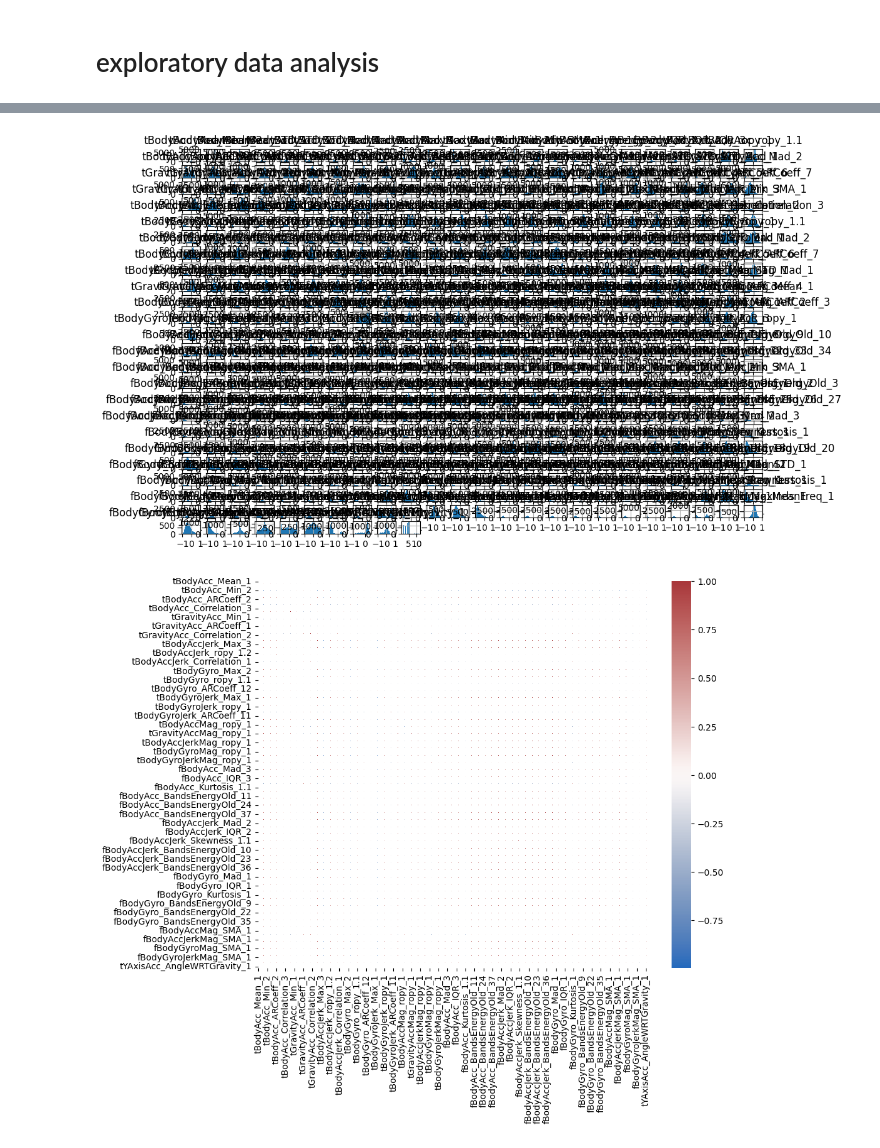
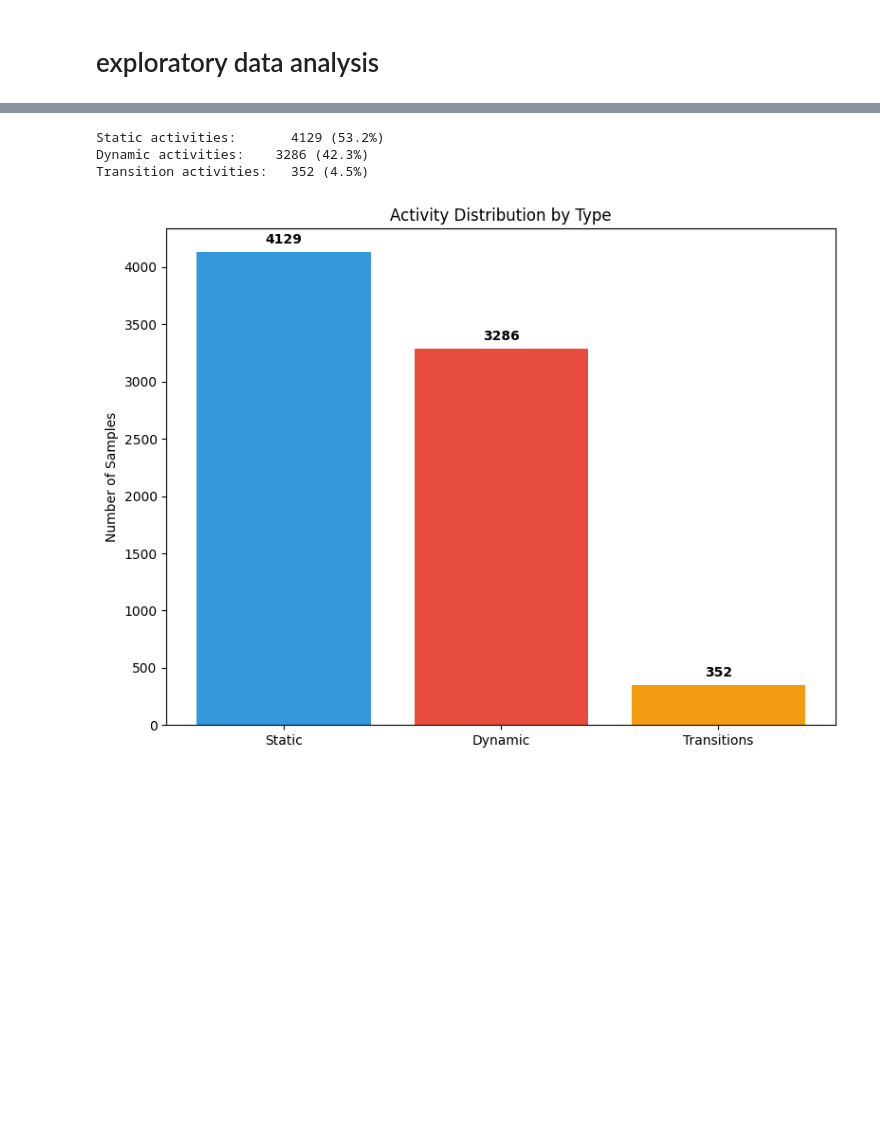
Before and after one commit to kvietelaitis/machine-learning-project, a Jupyter notebook: analysis/data-analysis.ipynb, the cells around one changed output, grey strips where cells are left out. Saved outputs shown, nothing was run; the diff lists cells and outputs as text; code cells hidden in the pictures; blank space fills up the shorter version.

```diff
--- a/analysis/data-analysis.ipynb
+++ b/analysis/data-analysis.ipynb
@@ -86,13 +124,32 @@ Name: count, dtype: int64
 # %%
-num_cols = df.select_dtypes(include='number').columns.tolist()
-if num_cols:
-    df[num_cols].hist(bins=30, figsize=(12, 8))
-    plt.tight_layout()
-    plt.show()
+# Define activity groups by integer IDs
+static = [4, 5, 6]  # SITTING, STANDING, LAYING
+dynamic = [1, 2, 3]  # WALKING, WALKING_UPSTAIRS, WALKING_DOWNSTAIRS
+transitions = [7, 8, 9, 10, 11, 12]  # All transitions
 
-    plt.figure(figsize=(10, 8))
-    sns.heatmap(df[num_cols].corr(), center=0, cmap='vlag', linewidths=.5)
-    plt.show()
+# Count by category
+static_count = df[df['activity'].isin(static)].shape[0]
+dynamic_count = df[df['activity'].isin(dynamic)].shape[0]
+transition_count = df[df['activity'].isin(transitions)].shape[0]
+
+print(f"Static activities:      {static_count: 4d} ({static_count/len(df)*100:.1f}%)")
+print(f"Dynamic activities:    {dynamic_count:4d} ({dynamic_count/len(df)*100:.1f}%)")
+print(f"Transition activities:  {transition_count:4d} ({transition_count/len(df)*100:.1f}%)")
+
+# Visualize grouped
+plt.figure(figsize=(8, 6))
+categories = ['Static', 'Dynamic', 'Transitions']
+counts_grouped = [static_count, dynamic_count, transition_count]
+colors = ['#3498db', '#e74c3c', '#f39c12']
+plt.bar(categories, counts_grouped, color=colors)
+plt.title('Activity Distribution by Type')
+plt.ylabel('Number of Samples')
+for i, v in enumerate(counts_grouped):
+    plt.text(i, v + 50, str(v), ha='center', va='bottom', fontweight='bold')
+plt.tight_layout()
+plt.show()
 # %% [output]
+Static activities:       4129 (53.2%)
+Dynamic activities:    3286 (42.3%)
+Transition activities:   352 (4.5%)
-[figure, old version]
+[figure, new version]
-[figure, removed]
```
Also changed, not shown: parts of 10 cells of this notebook.
